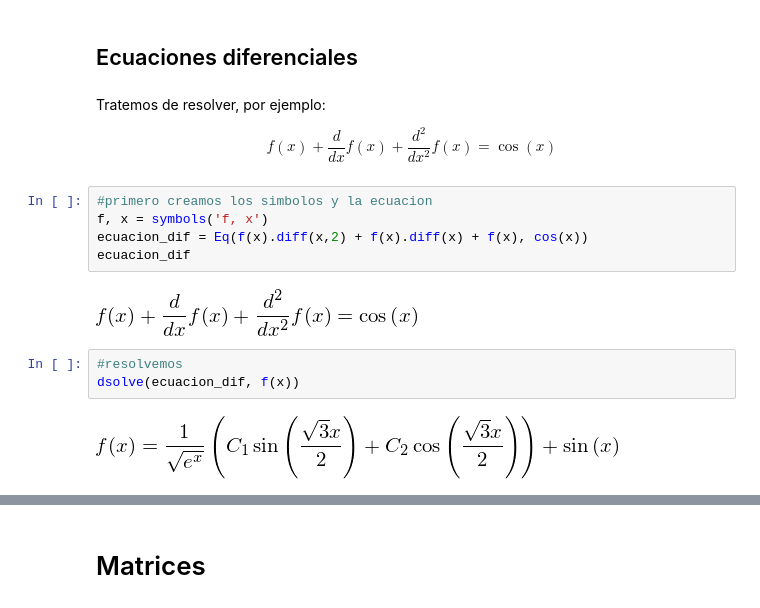
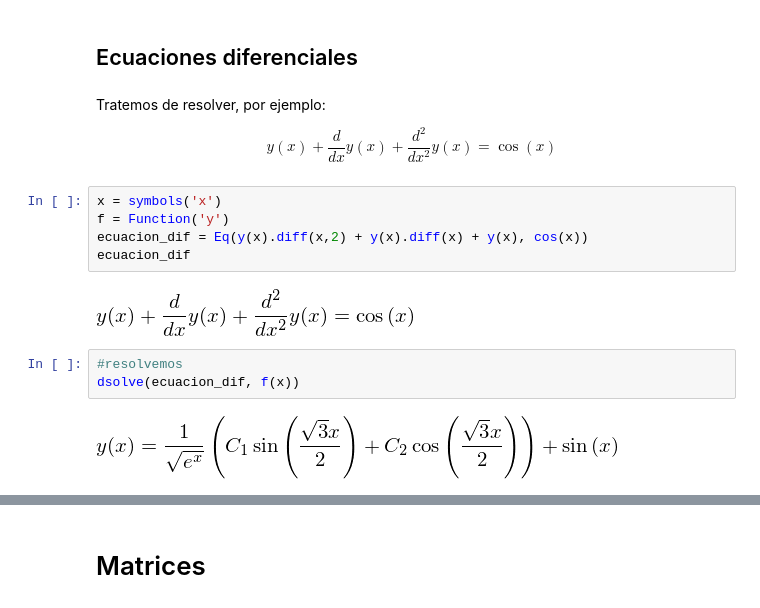
Before and after one commit to AeroPython/Curso_AeroPython, a Jupyter notebook: Notebooks/Clase5a_SymPy.ipynb, the cells around one changed output, grey strips where cells are left out. Cells and saved outputs as stored; diff of their text form.

```diff
--- a/Notebooks/Clase5a_SymPy.ipynb
+++ b/Notebooks/Clase5a_SymPy.ipynb
@@ -549,16 +523,16 @@ solve(f, *symbols, **flags)
 # %% [markdown]
 Tratemos de resolver, por ejemplo:
 
-$$f{\left (x \right )} + \frac{d}{d x} f{\left (x \right )} + \frac{d^{2}}{d x^{2}}  f{\left (x \right )} = \cos{\left (x \right )}$$
+$$y{\left (x \right )} + \frac{d}{d x} y{\left (x \right )} + \frac{d^{2}}{d x^{2}}  y{\left (x \right )} = \cos{\left (x \right )}$$
 # %%
-#primero creamos los simbolos y la ecuacion
-f, x = symbols('f, x')
-ecuacion_dif = Eq(f(x).diff(x,2) + f(x).diff(x) + f(x), cos(x))
+x = symbols('x')
+f = Function('y')
+ecuacion_dif = Eq(y(x).diff(x,2) + y(x).diff(x) + y(x), cos(x))
 ecuacion_dif
 # %% [output]
-[figure, old version]
+[figure, new version]
 # %%
 #resolvemos
 dsolve(ecuacion_dif, f(x))
 # %% [output]
-[figure, old version]
+[figure, new version]
```
Also changed, not shown: parts of 93 cells of this notebook.
